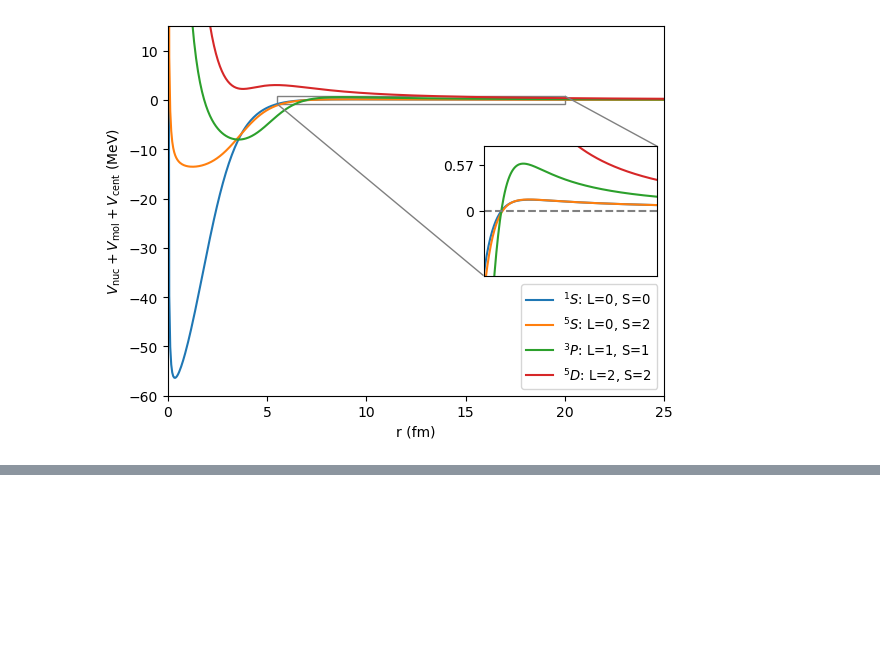
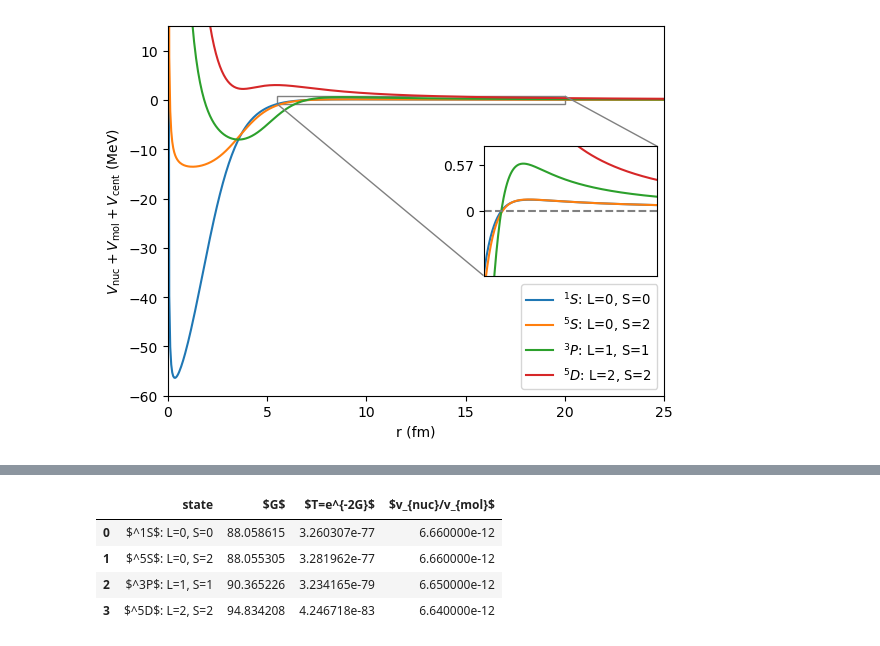
Before and after one commit to project-ida/nuclear-reactions, a Jupyter notebook: fusion-rates.ipynb, the cells around one changed output, grey strips where cells are left out. Saved outputs shown, nothing was run; the diff lists cells and outputs as text; code cells hidden in the pictures; blank space fills up the shorter version.

```diff
--- a/fusion-rates.ipynb
+++ b/fusion-rates.ipynb
@@ -247,0 +381,9 @@ plt.show()
+# %%
+gamow_results["$v_{nuc}/v_{mol}$"] = [6.66e-12, 6.66e-12, 6.65e-12, 6.64e-12]
+gamow_results
+# %% [output]
+|  | state | $G$ | $T=e^{-2G}$ | $v_{nuc}/v_{mol}$ |
+| 0 | $^1S$: L=0, S=0 | 88.058615 | 3.260307e-77 | 6.660000e-12 |
+| 1 | $^5S$: L=0, S=2 | 88.055305 | 3.281962e-77 | 6.660000e-12 |
+| 2 | $^3P$: L=1, S=1 | 90.365226 | 3.234165e-79 | 6.650000e-12 |
+| 3 | $^5D$: L=2, S=2 | 94.834208 | 4.246718e-83 | 6.640000e-12 |
```
Also changed, not shown: parts of 27 cells of this notebook, 1 other file.
